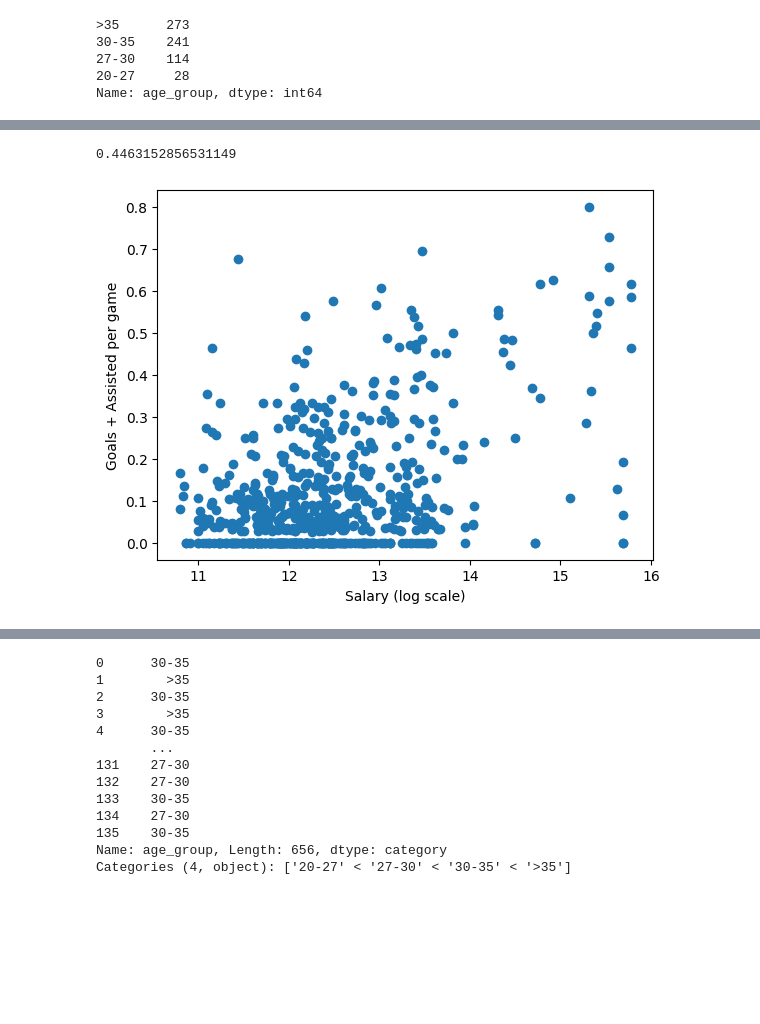
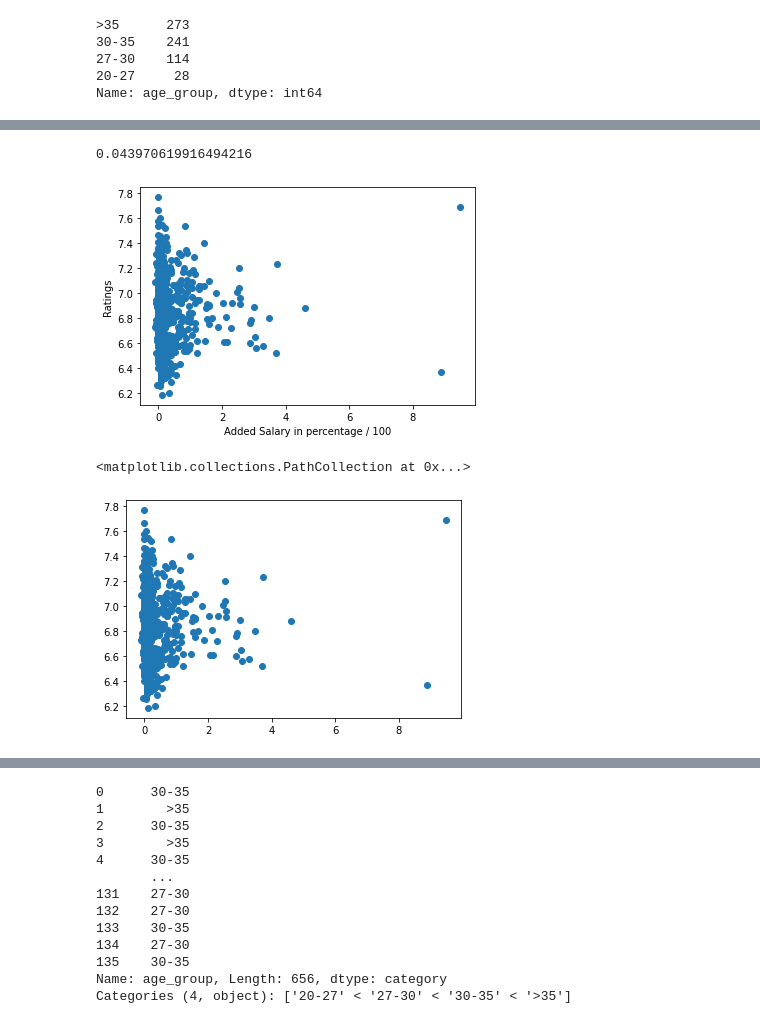
Before and after one commit to or7r/Casual-Inference-Soccer, a Jupyter notebook: dataset_creation.ipynb, the cells around one changed output, grey strips where cells are left out. Cells and saved outputs as stored; diff of their text form; code cells hidden in the pictures; blank space fills up the shorter version.

```diff
--- a/dataset_creation.ipynb
+++ b/dataset_creation.ipynb
@@ -77,12 +75,17 @@ len(df)
 # %%
-plt.scatter(df["salary_next_year"], df["goals_per_game_next_year"])
-plt.xlabel("Salary (log scale)")
-plt.ylabel("Goals + Assisted per game")
+plt.scatter(df["added_salary"], df["rating_next_year"])
+plt.xlabel("Added Salary in percentage / 100")
+plt.ylabel("Ratings")
 #  x log scale
 
 # calc correlation
 corr = df.corr()
-corr.loc["salary_next_year", "goals_per_game_next_year"]
+corr.loc["added_salary", "rating_next_year"]
 # %% [output]
-0.4463152856531149
+0.043970619916494216
-[figure, old version]
+[figure, new version]
+# %%
+plt.scatter(df["added_salary"], df["rating_next_year"])
+# %% [output]
+<matplotlib.collections.PathCollection at 0x...>
+[figure, added]
```
Also changed, not shown: parts of 13 cells of this notebook, 3 other files.
